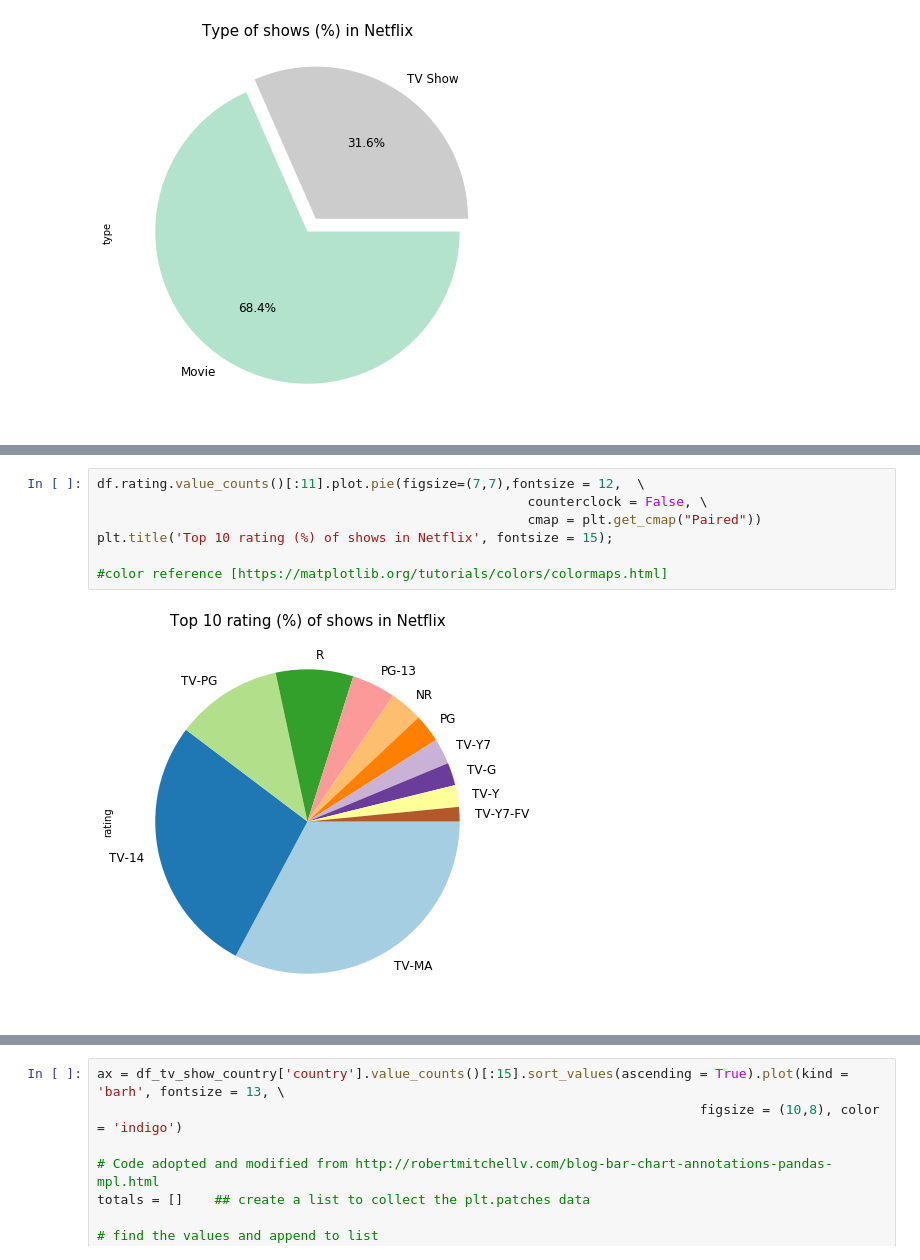
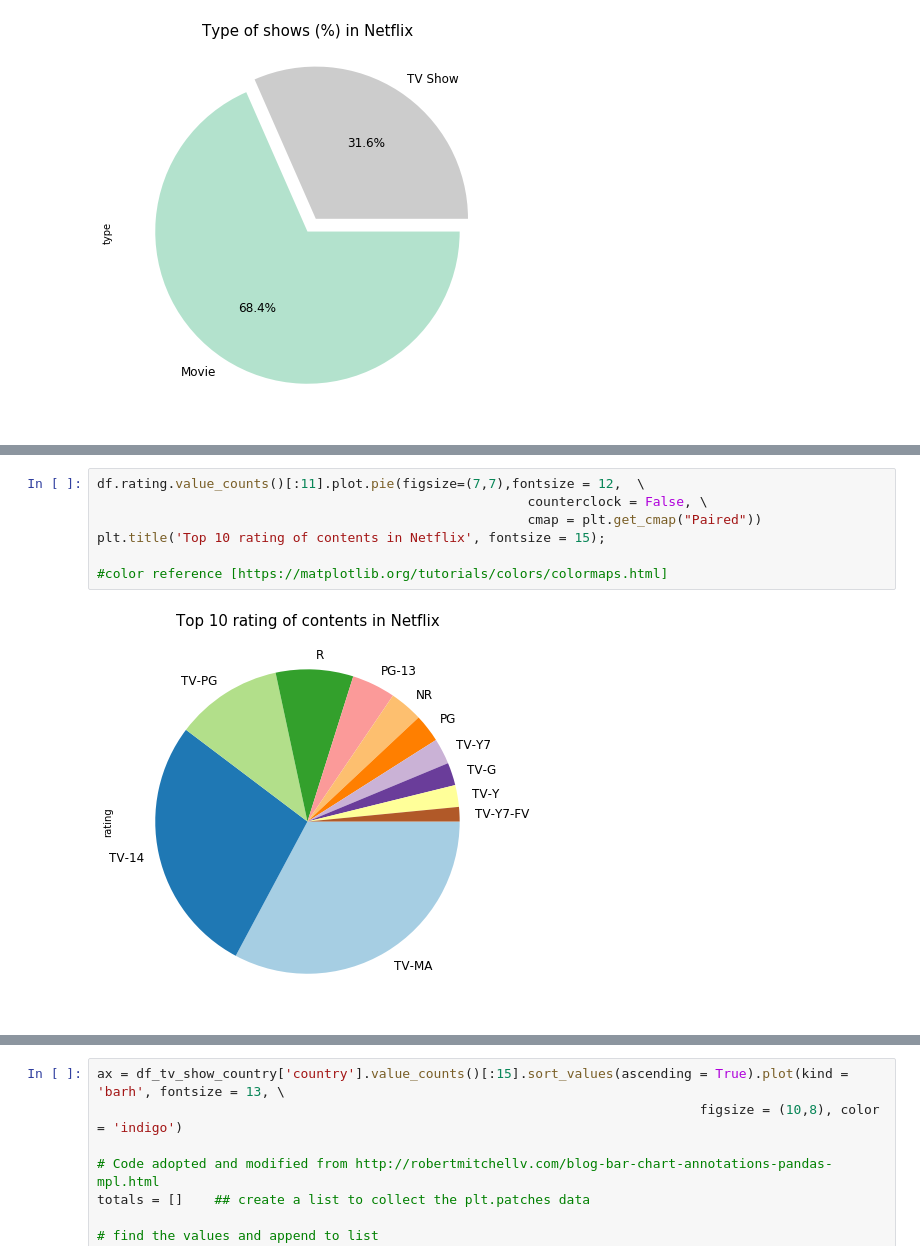
Before and after one commit to itssaifulhasan/netflix_data_analysis, a Jupyter notebook: code/netflix.ipynb, the cells around one changed output, grey strips where cells are left out. Cells and saved outputs as stored; diff of their text form.

Commit message:
netflix

```diff
--- a/code/netflix.ipynb
+++ b/code/netflix.ipynb
@@ -199,9 +246,9 @@ plt.title('Type of shows (%) in Netflix', fontsize = 15);
 # %%
 df.rating.value_counts()[:11].plot.pie(figsize=(7,7),fontsize = 12,  \
                                                        counterclock = False, \
                                                        cmap = plt.get_cmap("Paired"))
-plt.title('Top 10 rating (%) of shows in Netflix', fontsize = 15);
+plt.title('Top 10 rating of contents in Netflix', fontsize = 15);
 
 #color reference [https://matplotlib.org/tutorials/colors/colormaps.html]
 # %% [output]
-[figure, old version]
+[figure, new version]
```
Also changed, not shown: parts of 41 cells of this notebook.
